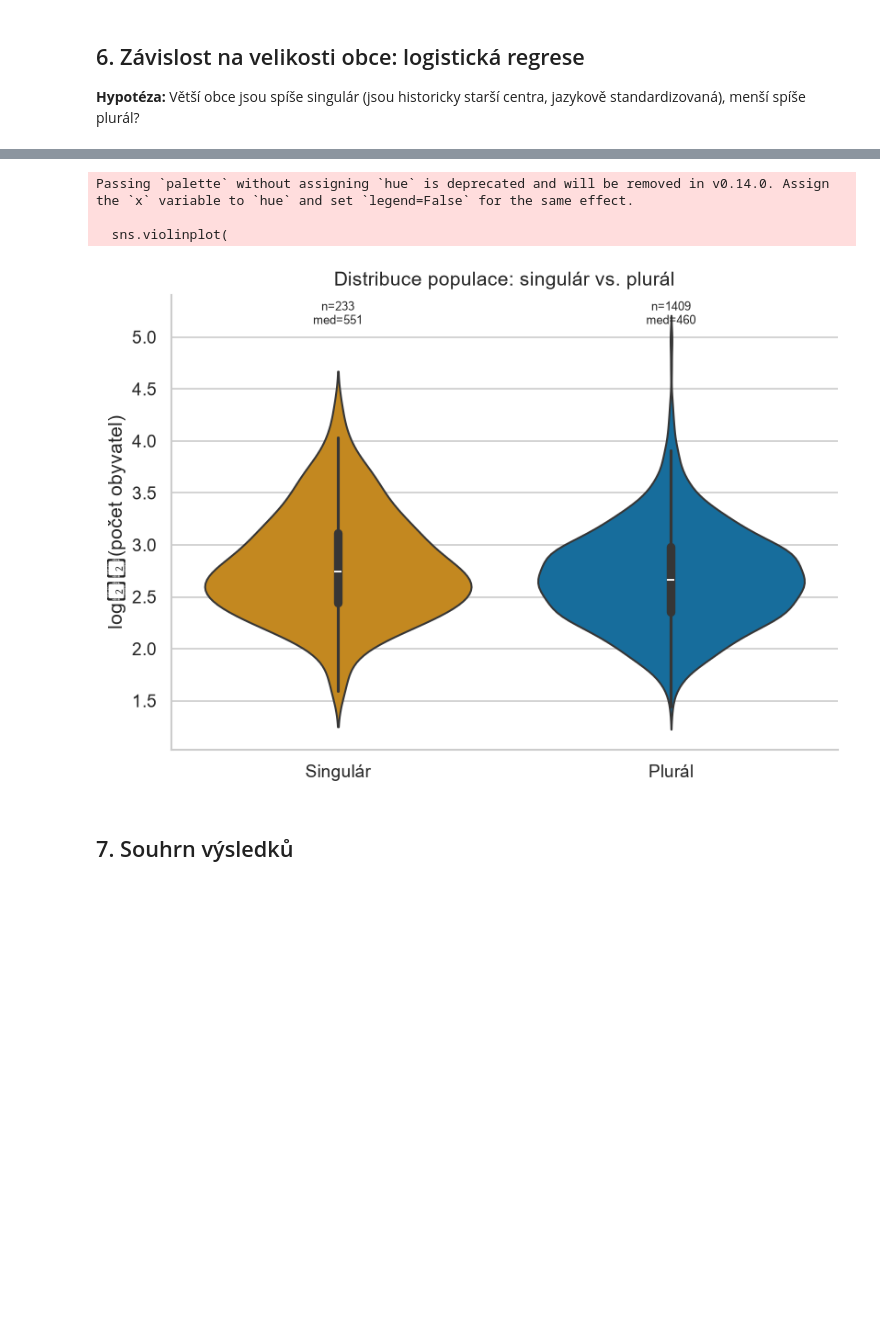
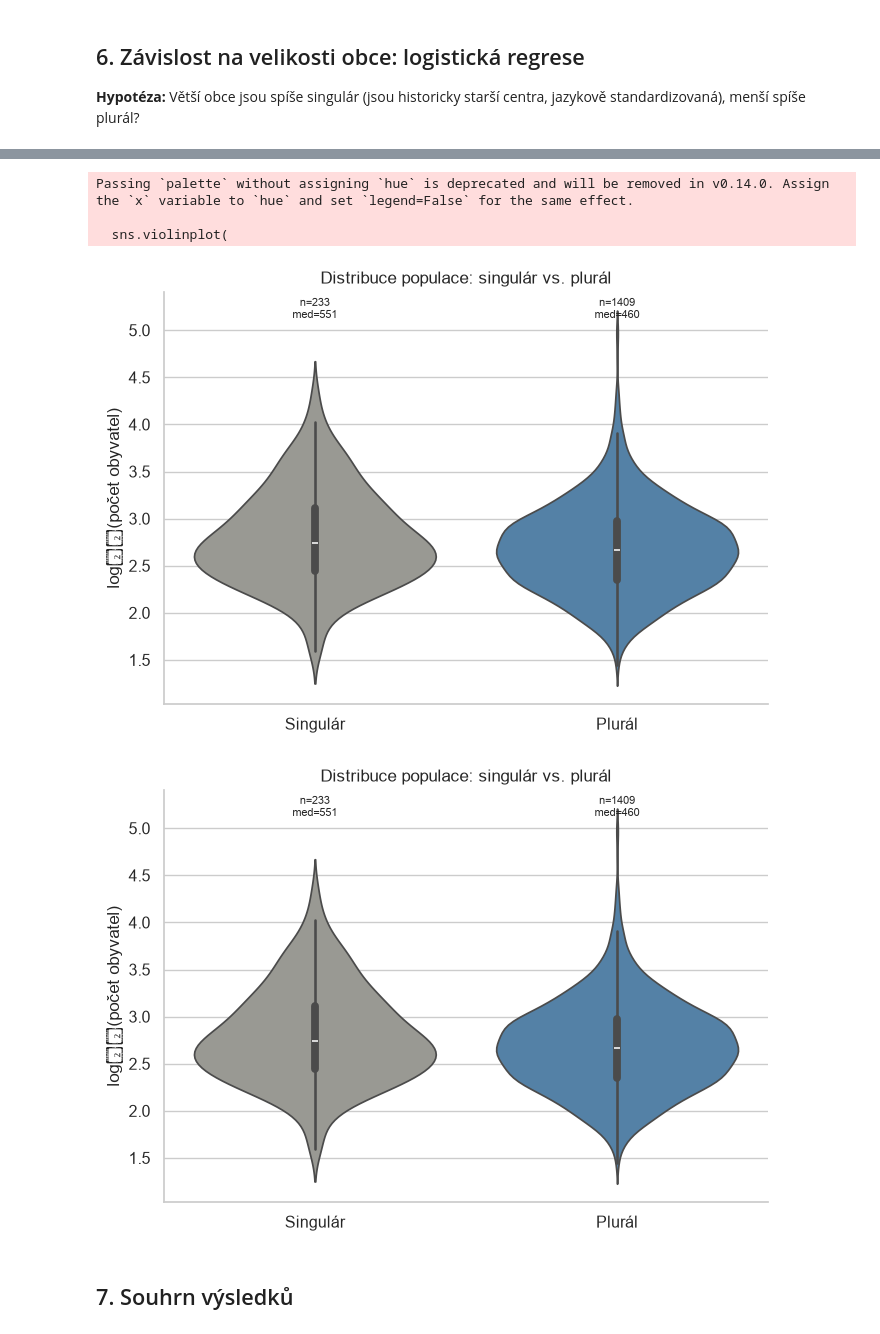
Before and after one commit to Dobes-Michal-Tobias/GeoGram_sufix-ice, a Jupyter notebook: notebooks/07-analysis.ipynb, the cells around one changed output, grey strips where cells are left out. Saved outputs shown, nothing was run; the diff lists cells and outputs as text; code cells hidden in the pictures; blank space fills up the shorter version.

```diff
--- a/notebooks/07-analysis.ipynb
+++ b/notebooks/07-analysis.ipynb
@@ -19,16 +19,14 @@ sys.path.insert(0, str(project_root / "src"))
 
 import pandas as pd
 import numpy as np
-import matplotlib.pyplot as plt
-import matplotlib
-matplotlib.rcParams["figure.dpi"] = 120
-plt.rcParams["font.family"] = "DejaVu Sans"
 
-from geogram import viz
+from geogram import viz, config
 from geogram.wikipedia import resolve_municipality, extract_grammar_number
 from tqdm.notebook import tqdm
 
-DATA = project_root / "data" / "processed"
+viz.set_style()
+
+DATA = config.PROCESSED_DIR
 WIKI_CSV = DATA / "ice_grammar_wiki.csv"
 OUTPUT_CSV = DATA / "ice_grammar_wiki_v2.csv"
 # %% [markdown]
@@ -289,13 +287,13 @@ population_total -0.219014
 # %%
-fig, ax = plt.subplots(figsize=(7, 5))
-viz.plot_population_violin(df, ax=ax, log_scale=True)
-plt.tight_layout()
-plt.show()
+fig = viz.plot_population_violin(df, log_scale=True)
+viz.save_fig(fig, "violin_populace_singular_plural")
+fig
 # %% [output]
 Passing `palette` without assigning `hue` is deprecated and will be removed in v0.14.0. Assign the `x` variable to `hue` and set `legend=False` for the same effect.
 
   sns.violinplot(
-[figure, old version]
+[figure, new version]
+[figure, added]
 # %% [markdown]
 ## 7. Souhrn výsledků
 # %%
```
Also changed, not shown: parts of 8 cells of this notebook, 8 other files.
